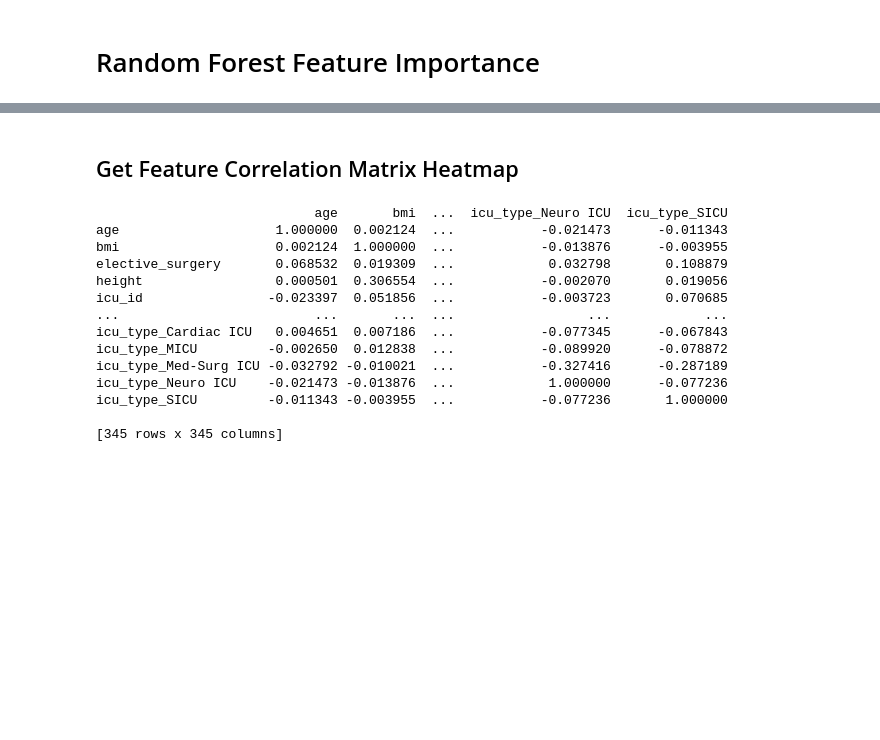
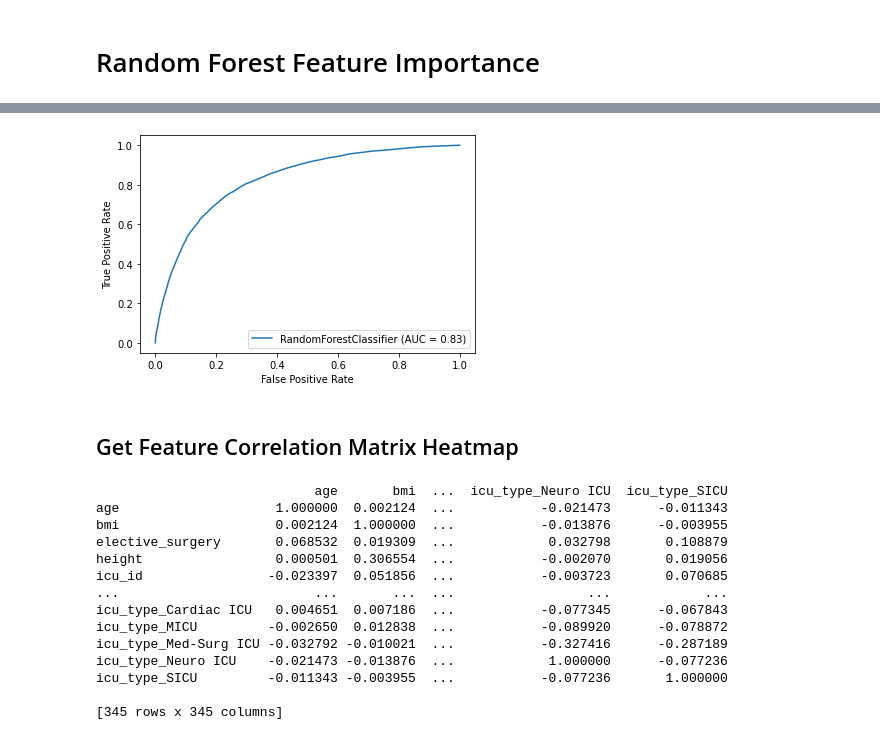
Before and after one commit to DaisyXinyiHe/diabetes_mellitus_predict, a Jupyter notebook: DataAnalysis.ipynb, the cells around one changed output, grey strips where cells are left out. Drawn from its saved outputs; the diff is of its cells as text; code cells hidden in the pictures; blank space fills up the shorter version.

```diff
--- a/DataAnalysis.ipynb
+++ b/DataAnalysis.ipynb
@@ -212,3 +280,8 @@ plt.show()
+# %%
+plot_roc_curve(RF, X_test, y_test)
+plt.show()
+# %% [output]
+[figure, added]
 # %% [markdown]
 ## Get Feature Correlation Matrix Heatmap
 # %%
```
Also changed, not shown: parts of 14 cells of this notebook.
